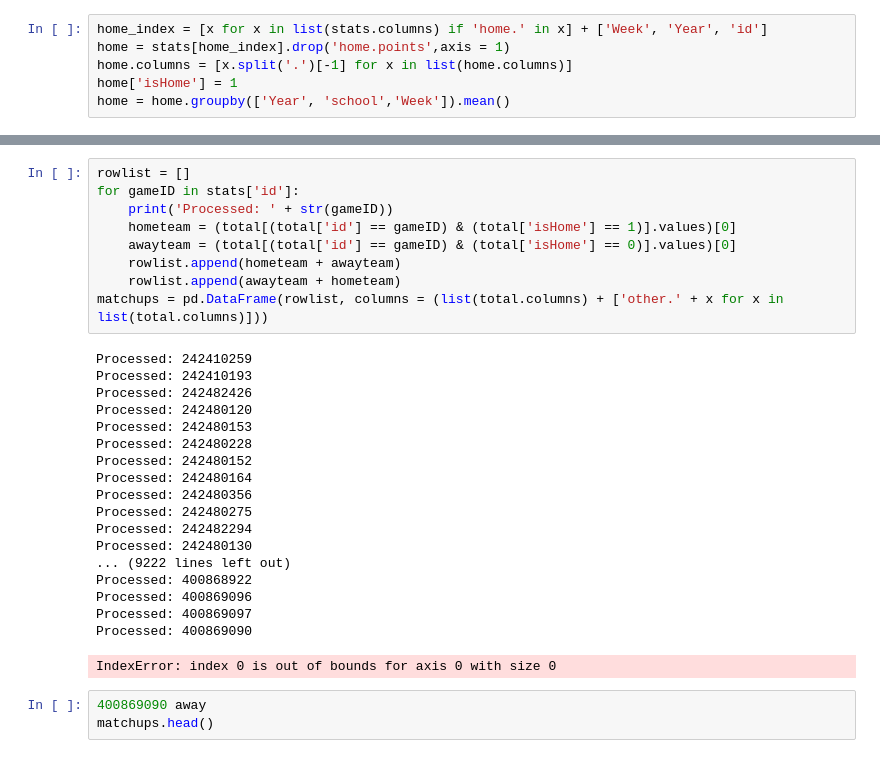
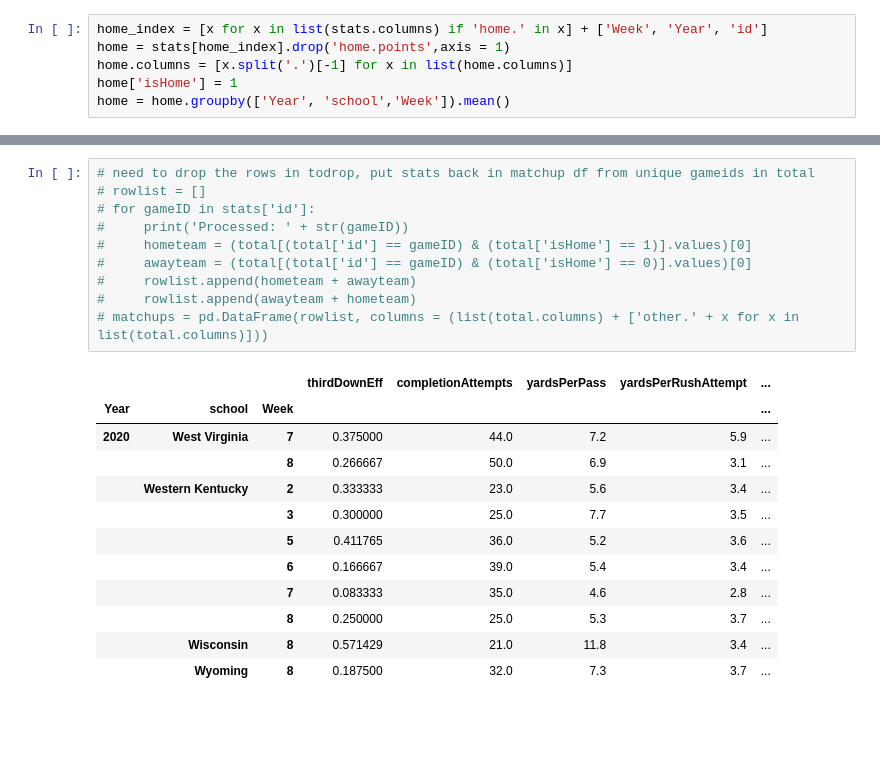
Before and after one commit to MichiganDataScienceTeam/F20-College-Football, a Jupyter notebook: notebooks/Prior Probability Model.ipynb, the cells around one changed output, grey strips where cells are left out. Saved outputs shown, nothing was run; the diff lists cells and outputs as text; blank space fills up the shorter version.

Commit message:
fixed stats df

```diff
--- a/notebooks/Prior Probability Model.ipynb
+++ b/notebooks/Prior Probability Model.ipynb
@@ -143,31 +134,23 @@ total.iloc[:50,:]
 # %%
-rowlist = []
-for gameID in stats['id']:
-    print('Processed: ' + str(gameID))
-    hometeam = (total[(total['id'] == gameID) & (total['isHome'] == 1)].values)[0]
-    awayteam = (total[(total['id'] == gameID) & (total['isHome'] == 0)].values)[0]
-    rowlist.append(hometeam + awayteam)
-    rowlist.append(awayteam + hometeam)
-matchups = pd.DataFrame(rowlist, columns = (list(total.columns) + ['other.' + x for x in list(total.columns)]))
+# need to drop the rows in todrop, put stats back in matchup df from unique gameids in total
+# rowlist = []
+# for gameID in stats['id']:
+#     print('Processed: ' + str(gameID))
+#     hometeam = (total[(total['id'] == gameID) & (total['isHome'] == 1)].values)[0]
+#     awayteam = (total[(total['id'] == gameID) & (total['isHome'] == 0)].values)[0]
+#     rowlist.append(hometeam + awayteam)
+#     rowlist.append(awayteam + hometeam)
+# matchups = pd.DataFrame(rowlist, columns = (list(total.columns) + ['other.' + x for x in list(total.columns)]))
 # %% [output]
-Processed: 242410259
-Processed: 242410193
-Processed: 242482426
-Processed: 242480120
-Processed: 242480153
-Processed: 242480228
-Processed: 242480152
-Processed: 242480164
-Processed: 242480356
-Processed: 242480275
-Processed: 242482294
-Processed: 242480130
-... (9222 lines left out)
-Processed: 400868922
-Processed: 400869096
-Processed: 400869097
-Processed: 400869090
-IndexError: index 0 is out of bounds for axis 0 with size 0
+|  |  |  | thirdDownEff | completionAttempts | yardsPerPass | yardsPerRushAttempt | ... |
+| Year | school | Week |  |  |  |  | ... |
+| 2020 | West Virginia | 7 | 0.375000 | 44.0 | 7.2 | 5.9 | ... |
+|  |  | 8 | 0.266667 | 50.0 | 6.9 | 3.1 | ... |
+|  | Western Kentucky | 2 | 0.333333 | 23.0 | 5.6 | 3.4 | ... |
+|  |  | 3 | 0.300000 | 25.0 | 7.7 | 3.5 | ... |
+|  |  | 5 | 0.411765 | 36.0 | 5.2 | 3.6 | ... |
+|  |  | 6 | 0.166667 | 39.0 | 5.4 | 3.4 | ... |
+|  |  | 7 | 0.083333 | 35.0 | 4.6 | 2.8 | ... |
+|  |  | 8 | 0.250000 | 25.0 | 5.3 | 3.7 | ... |
+|  | Wisconsin | 8 | 0.571429 | 21.0 | 11.8 | 3.4 | ... |
+|  | Wyoming | 8 | 0.187500 | 32.0 | 7.3 | 3.7 | ... |
-# %%
-400869090 away
-matchups.head()
```
Also changed, not shown: parts of 5 cells of this notebook, 1 other file.
